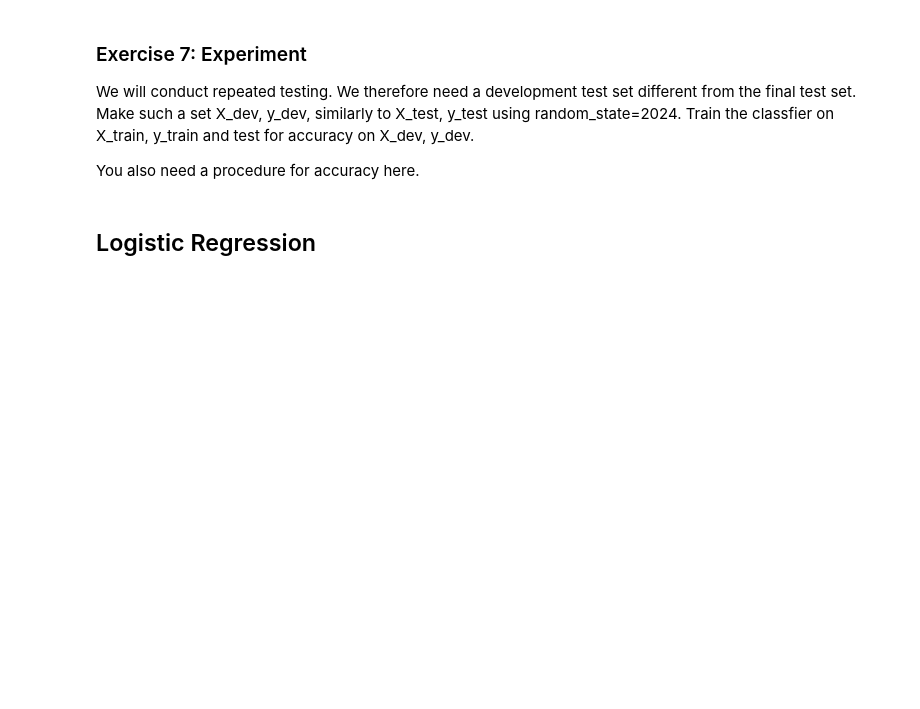
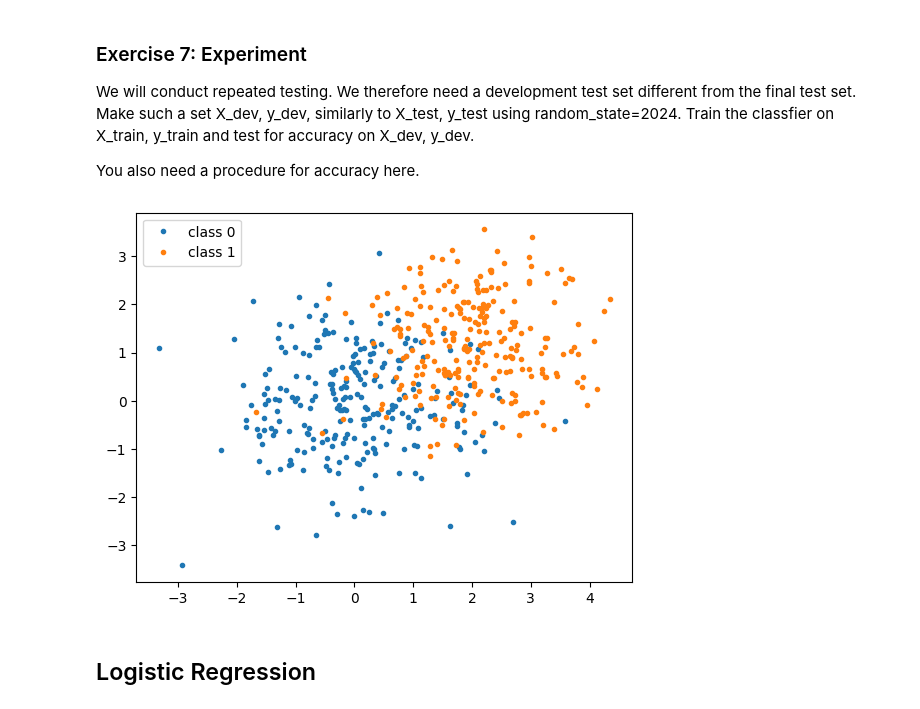
Before and after one commit to KjetilIN/IN4050, a Jupyter notebook: exercises/regression_lab/in4050_2024_logistic regression.ipynb, the cells around one changed output. Saved outputs shown, nothing was run; the diff lists cells and outputs as text; code cells hidden in the pictures; blank space fills up the shorter version.

```diff
--- a/exercises/regression_lab/in4050_2024_logistic regression.ipynb
+++ b/exercises/regression_lab/in4050_2024_logistic regression.ipynb
@@ -121,6 +214,15 @@ Make a linear regression classifier. Make it as a Python class with methods for
 We will conduct repeated testing. We therefore need a development test set different from the final test set. Make such a set X_dev, y_dev, similarly to X_test, y_test using random_state=2024. Train the classfier on X_train, y_train and test for accuracy on X_dev, y_dev.
 
 You also need a procedure for accuracy here.
+# %%
+# Creating the dataset
+X_dev, y_dev = make_blobs(n_samples=500, centers=[[0,0],[1,2]],
+                  n_features=2, random_state=2024)
+
+# Plotting the dataset
+show(X_dev, y_dev)
+# %% [output]
+[figure, added]
 # %% [markdown]
 ## Logistic Regression
 # %% [markdown]
```
Also changed, not shown: parts of 15 cells of this notebook.
